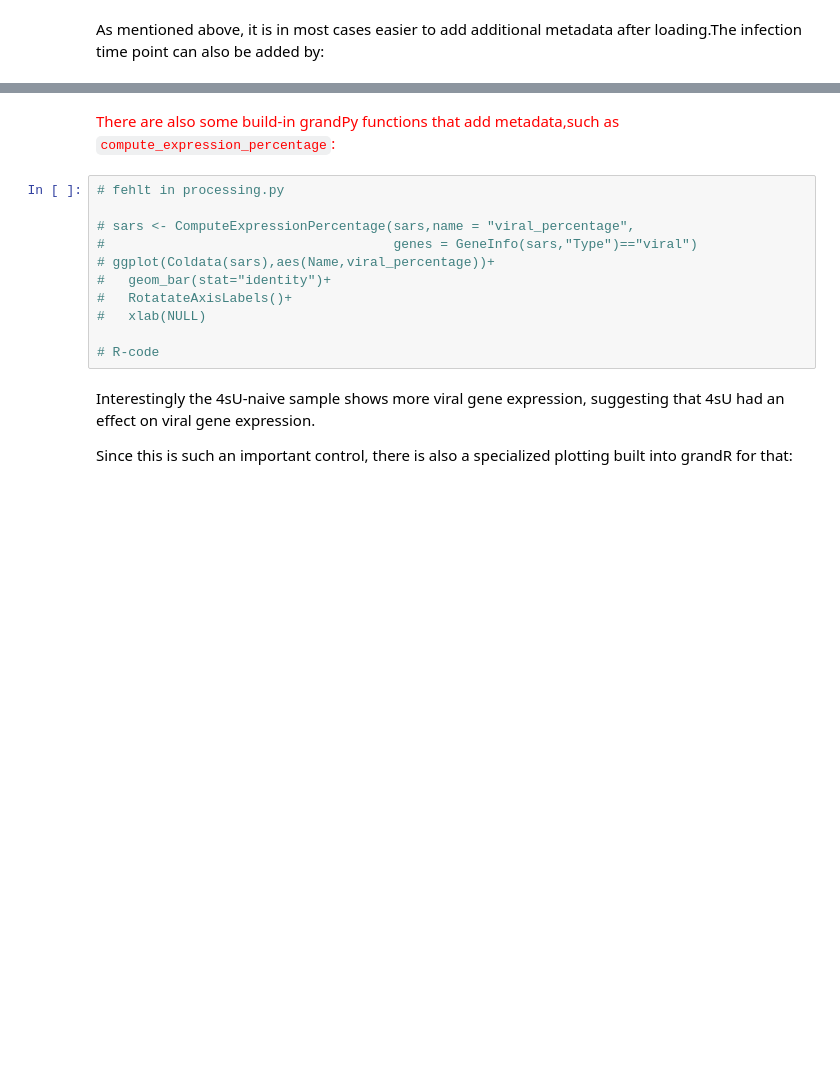
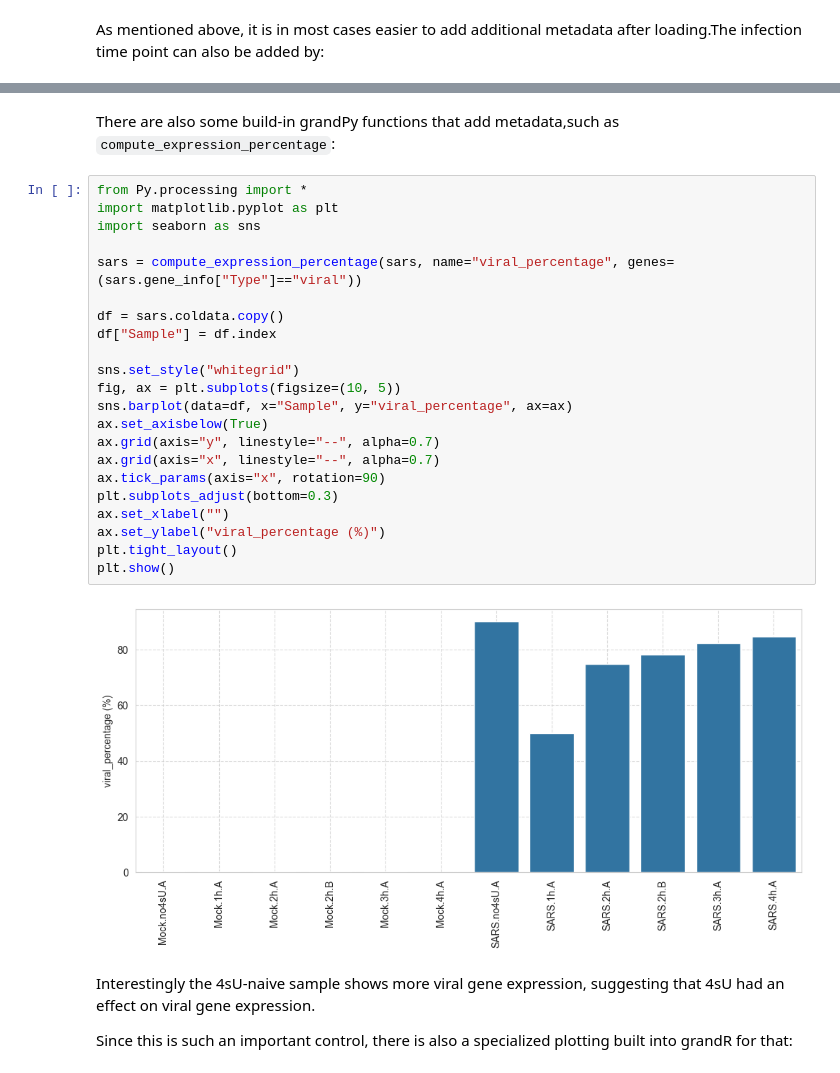
Before and after one commit to maus2310/GrandPy, a Jupyter notebook: Py/vignettes/vignette_03_loading_data_and_working_with_grandPy_objects.ipynb, the cells around one changed output, grey strips where cells are left out. Drawn from its saved outputs; the diff is of its cells as text; blank space fills up the shorter version.

```diff
--- a/Py/vignettes/vignette_03_loading_data_and_working_with_grandPy_objects.ipynb
+++ b/Py/vignettes/vignette_03_loading_data_and_working_with_grandPy_objects.ipynb
@@ -211,16 +389,29 @@ print(sars.coldata)
 # %% [markdown]
-<span style="color:red">There are also some build-in grandPy functions that add metadata,such as `compute_expression_percentage`: </span>
+There are also some build-in grandPy functions that add metadata,such as `compute_expression_percentage`:
 # %%
-# fehlt in processing.py
+from Py.processing import *
+import matplotlib.pyplot as plt
+import seaborn as sns
 
-# sars <- ComputeExpressionPercentage(sars,name = "viral_percentage",
-#                                     genes = GeneInfo(sars,"Type")=="viral")
-# ggplot(Coldata(sars),aes(Name,viral_percentage))+
-#   geom_bar(stat="identity")+
-#   RotatateAxisLabels()+
-#   xlab(NULL)
+sars = compute_expression_percentage(sars, name="viral_percentage", genes=(sars.gene_info["Type"]=="viral"))
 
-# R-code
+df = sars.coldata.copy()
+df["Sample"] = df.index
+
+sns.set_style("whitegrid")
+fig, ax = plt.subplots(figsize=(10, 5))
+sns.barplot(data=df, x="Sample", y="viral_percentage", ax=ax)
+ax.set_axisbelow(True)
+ax.grid(axis="y", linestyle="--", alpha=0.7)
+ax.grid(axis="x", linestyle="--", alpha=0.7)
+ax.tick_params(axis="x", rotation=90)
+plt.subplots_adjust(bottom=0.3)
+ax.set_xlabel("")
+ax.set_ylabel("viral_percentage (%)")
+plt.tight_layout()
+plt.show()
+# %% [output]
+[figure, added]
 # %% [markdown]
 Interestingly the 4sU-naive sample shows more viral gene expression, suggesting that 4sU had an effect on viral gene expression.
 
```
Also changed, not shown: parts of 36 cells of this notebook, 2 other files.
